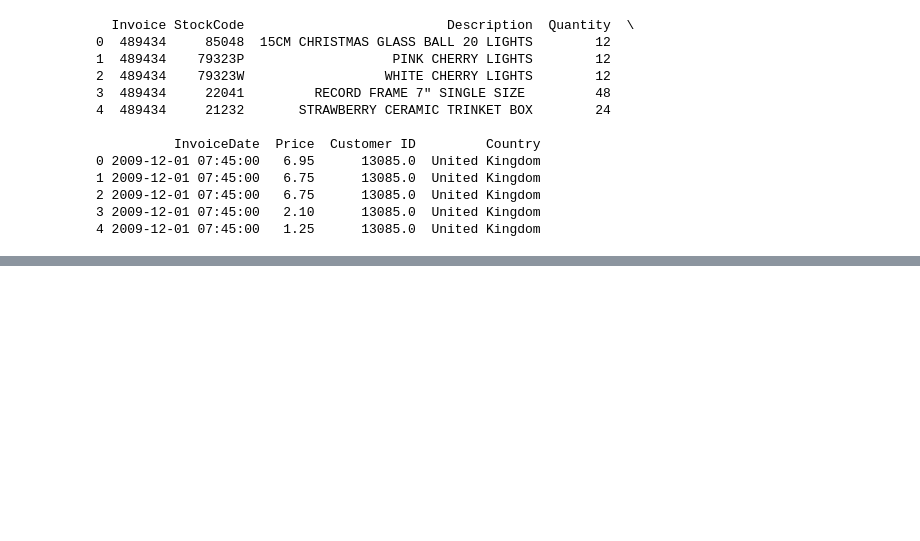
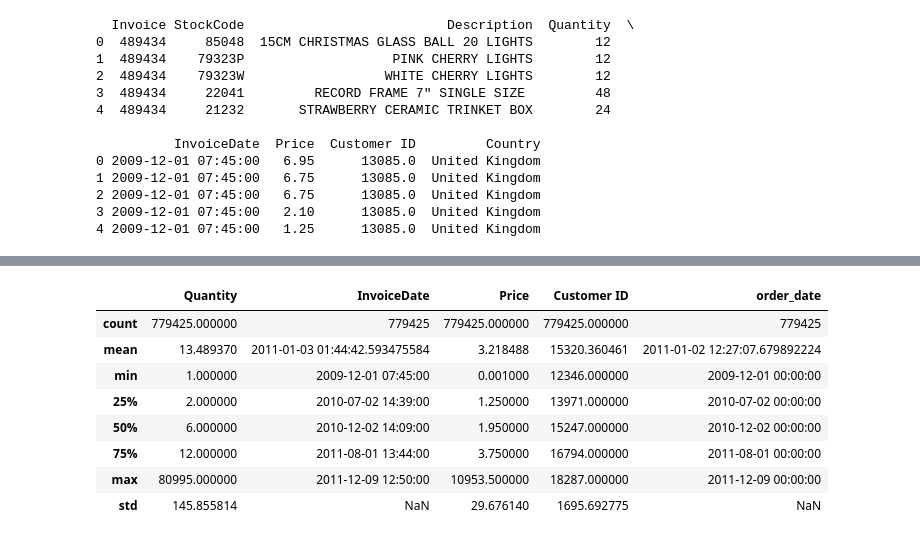
Before and after one commit to walethewave/Advanced-Retail-Analytics-Suite-Customer-Segmentation-Strategic-Insights, a Jupyter notebook: Retail.ipynb, the cells around one changed output, grey strips where cells are left out. Cells and saved outputs as stored; diff of their text form; code cells hidden in the pictures; blank space fills up the shorter version.

```diff
--- a/Retail.ipynb
+++ b/Retail.ipynb
@@ -51,0 +151,15 @@ combined_df.head(4)
+# %%
+combined_df=combined_df[(combined_df['Quantity']>0) & (combined_df['Price']>0)]
+combined_df.describe()
+# The Quantity column has values greater than 0. This typically means you are excluding records where the quantity is zero or negative, which might indicate returns, errors, or non-sales transactions.
+# The Price column has values greater than 0. This excludes records where the price is zero or negative, which could also indicate errors or special cases like giveaways.
+# %% [output]
+|  | Quantity | InvoiceDate | Price | Customer ID | order_date |
+| count | 779425.000000 | 779425 | 779425.000000 | 779425.000000 | 779425 |
+| mean | 13.489370 | 2011-01-03 01:44:42.593475584 | 3.218488 | 15320.360461 | 2011-01-02 12:27:07.679892224 |
+| min | 1.000000 | 2009-12-01 07:45:00 | 0.001000 | 12346.000000 | 2009-12-01 00:00:00 |
+| 25% | 2.000000 | 2010-07-02 14:39:00 | 1.250000 | 13971.000000 | 2010-07-02 00:00:00 |
+| 50% | 6.000000 | 2010-12-02 14:09:00 | 1.950000 | 15247.000000 | 2010-12-02 00:00:00 |
+| 75% | 12.000000 | 2011-08-01 13:44:00 | 3.750000 | 16794.000000 | 2011-08-01 00:00:00 |
+| max | 80995.000000 | 2011-12-09 12:50:00 | 10953.500000 | 18287.000000 | 2011-12-09 00:00:00 |
+| std | 145.855814 | NaN | 29.676140 | 1695.692775 | NaN |
```
Also changed, not shown: parts of 22 cells of this notebook.
